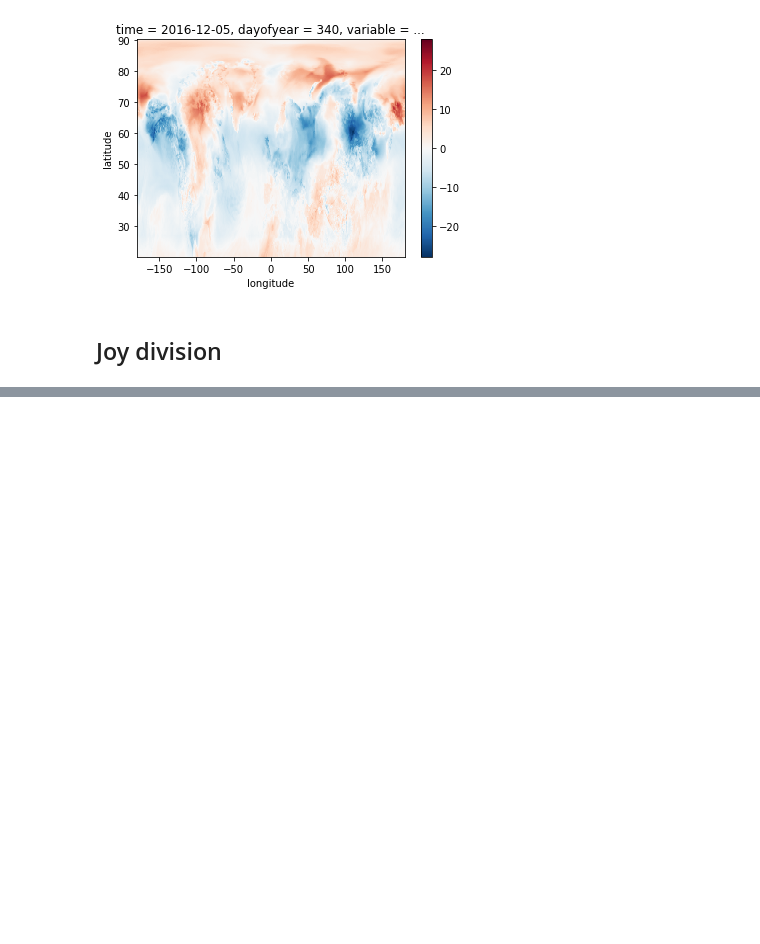
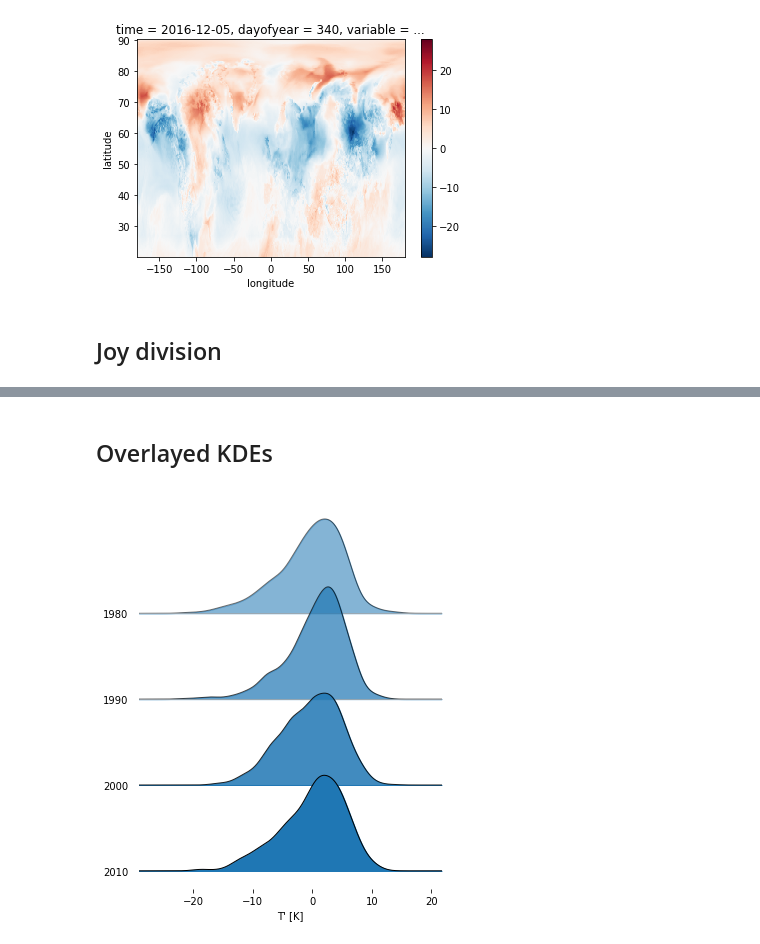
Before and after one commit to geosciences-data-practicum/reanalysis_getter, a Jupyter notebook: analysis/Hovmollers_other_pure_plotting.ipynb, the cells around one changed output, grey strips where cells are left out. Saved outputs shown, nothing was run; the diff lists cells and outputs as text; code cells hidden in the pictures; blank space fills up the shorter version.

```diff
--- a/analysis/Hovmollers_other_pure_plotting.ipynb
+++ b/analysis/Hovmollers_other_pure_plotting.ipynb
@@ -92,0 +125,6 @@ joy_div(data_df_chi)
+# %% [markdown]
+## Overlayed KDEs
+# %%
+decadal_data = joy_div(data_df_chi,data_key='t_prime',decade=True)
+# %% [output]
+[figure, added]
```
Also changed, not shown: parts of 5 cells of this notebook.
